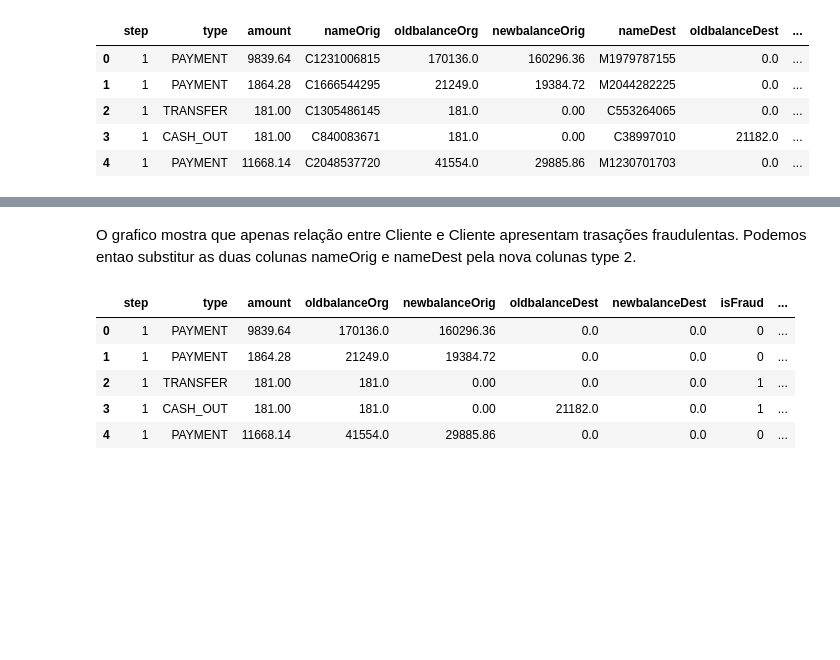
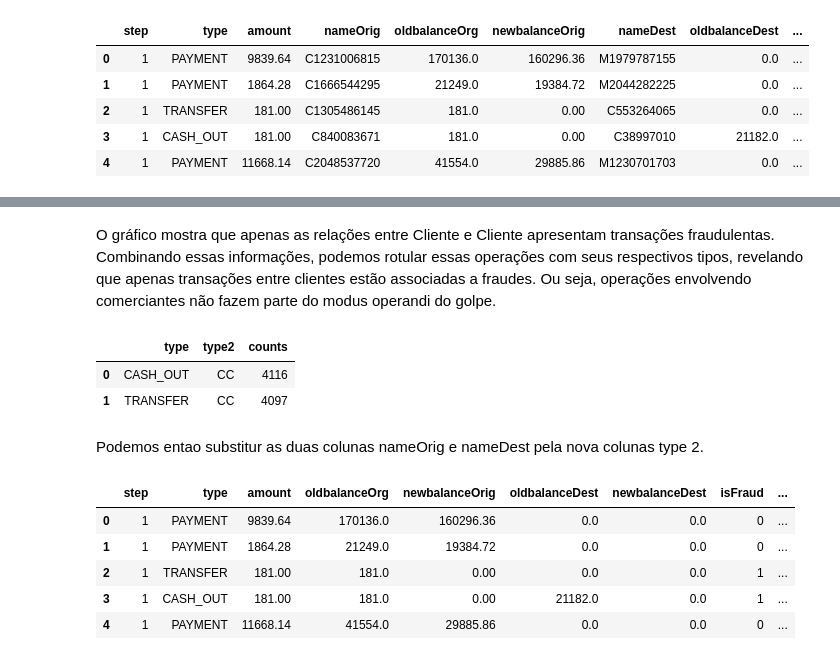
Before and after one commit to walacevale/Machine-Learning-Estudos-e-Projetos-, a Jupyter notebook: Fraud_Detection/main.ipynb, the cells around one changed output, grey strips where cells are left out. Drawn from its saved outputs; the diff is of its cells as text; code cells hidden in the pictures; blank space fills up the shorter version.

```diff
--- a/Fraud_Detection/main.ipynb
+++ b/Fraud_Detection/main.ipynb
@@ -268,5 +280,13 @@ Text(0, 0.5, 'Número de Fraudes')
+# %% [markdown]
+O gráfico mostra que apenas as relações entre Cliente e Cliente apresentam transações fraudulentas. Combinando essas informações, podemos rotular essas operações com seus respectivos tipos, revelando que apenas transações entre clientes estão associadas a fraudes. Ou seja, operações envolvendo comerciantes não fazem parte do modus operandi do golpe.
+# %%
+df[df['isFraud'] == 1].groupby(['type','type2']).size().reset_index(name='counts')
+# %% [output]
+|  | type | type2 | counts |
+| 0 | CASH_OUT | CC | 4116 |
+| 1 | TRANSFER | CC | 4097 |
 # %% [markdown]
-O grafico mostra que apenas relação entre Cliente e Cliente apresentam trasações fraudulentas. Podemos entao substitur as duas colunas nameOrig e nameDest pela nova colunas type 2.
+Podemos entao substitur as duas colunas nameOrig e nameDest pela nova colunas type 2.
 # %%
 df.drop(['nameOrig', 'nameDest'], axis = 1, inplace= True)
 df.head()
```
Also changed, not shown: parts of 38 cells of this notebook, 2 other files.
